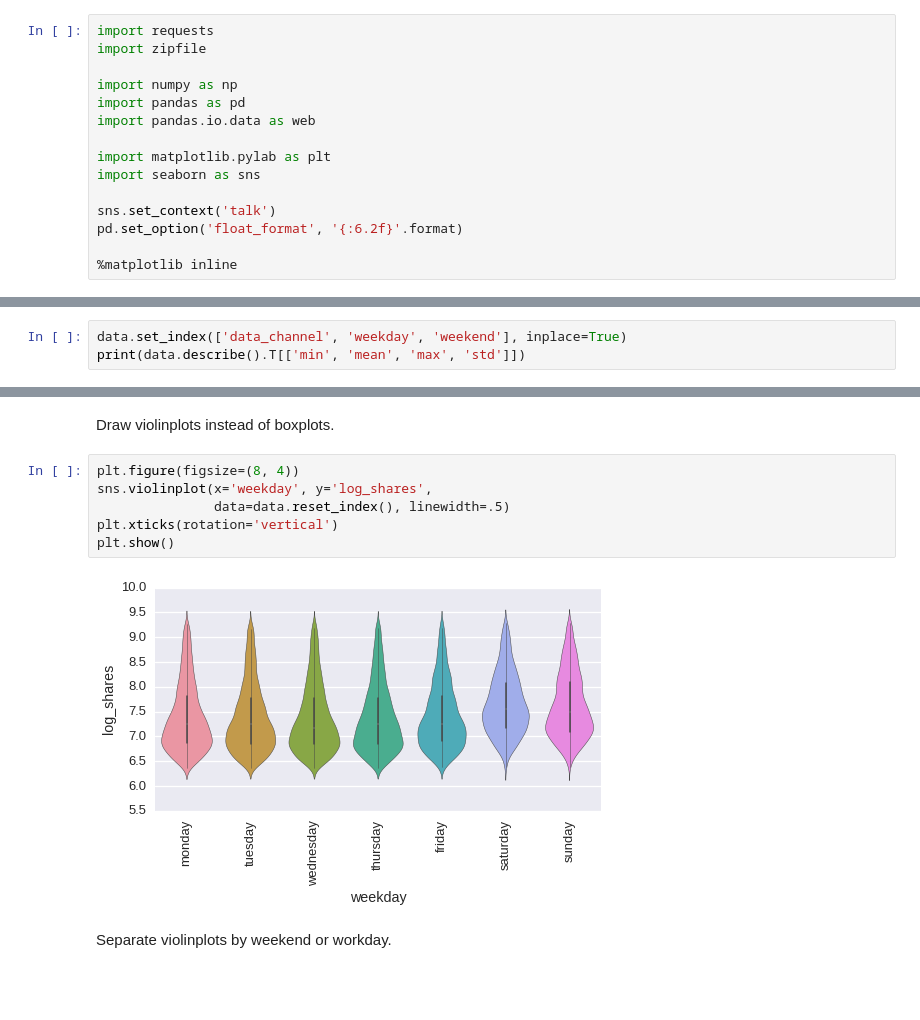
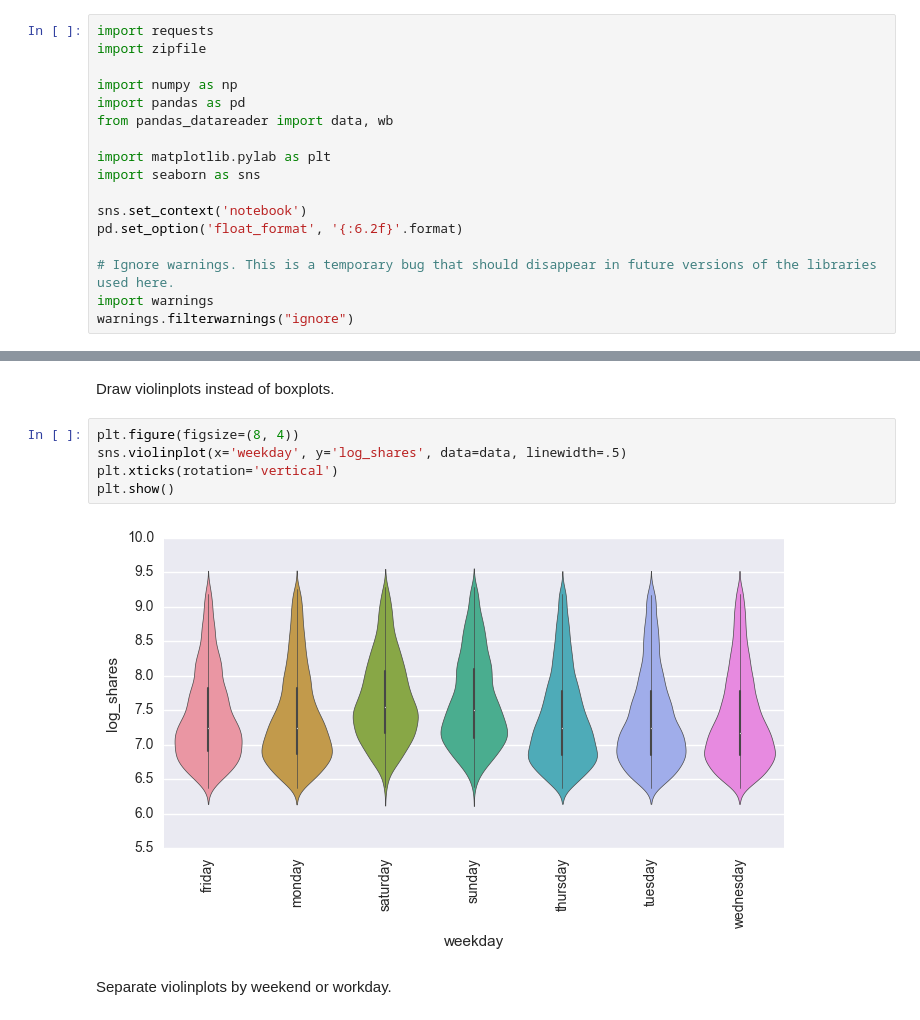
Before and after one commit to khrapovs/dataanalysispython, a Jupyter notebook: lectures/news_popularity.ipynb, the cells around one changed output, grey strips where cells are left out. Drawn from its saved outputs; the diff is of its cells as text; blank space fills up the shorter version.

```diff
--- a/lectures/news_popularity.ipynb
+++ b/lectures/news_popularity.ipynb
@@ -10,15 +10,17 @@ import zipfile
 
 import numpy as np
 import pandas as pd
-import pandas.io.data as web
+from pandas_datareader import data, wb
 
 import matplotlib.pylab as plt
 import seaborn as sns
 
-sns.set_context('talk')
+sns.set_context('notebook')
 pd.set_option('float_format', '{:6.2f}'.format)
 
-%matplotlib inline
+# Ignore warnings. This is a temporary bug that should disappear in future versions of the libraries used here.
+import warnings
+warnings.filterwarnings("ignore")
 # %% [markdown]
 Download data file.
 # %%
@@ -185,6 +190,3 @@ Name: data_channel, dtype: category
 Categories (6, object): [bus, entertainment, lifestyle, socmed, tech, world]
 # %% [markdown]
 Set index and print descriptive statistics once again.
-# %%
-data.set_index(['data_channel', 'weekday', 'weekend'], inplace=True)
-print(data.describe().T[['min', 'mean', 'max', 'std']])
@@ -291,12 +274,11 @@ plt.show()
 Draw violinplots instead of boxplots.
 # %%
 plt.figure(figsize=(8, 4))
-sns.violinplot(x='weekday', y='log_shares',
-               data=data.reset_index(), linewidth=.5)
+sns.violinplot(x='weekday', y='log_shares', data=data, linewidth=.5)
 plt.xticks(rotation='vertical')
 plt.show()
 # %% [output]
-[figure, old version]
+[figure, new version]
 # %% [markdown]
 Separate violinplots by weekend or workday.
 # %%
```
Also changed, not shown: parts of 20 cells of this notebook.
